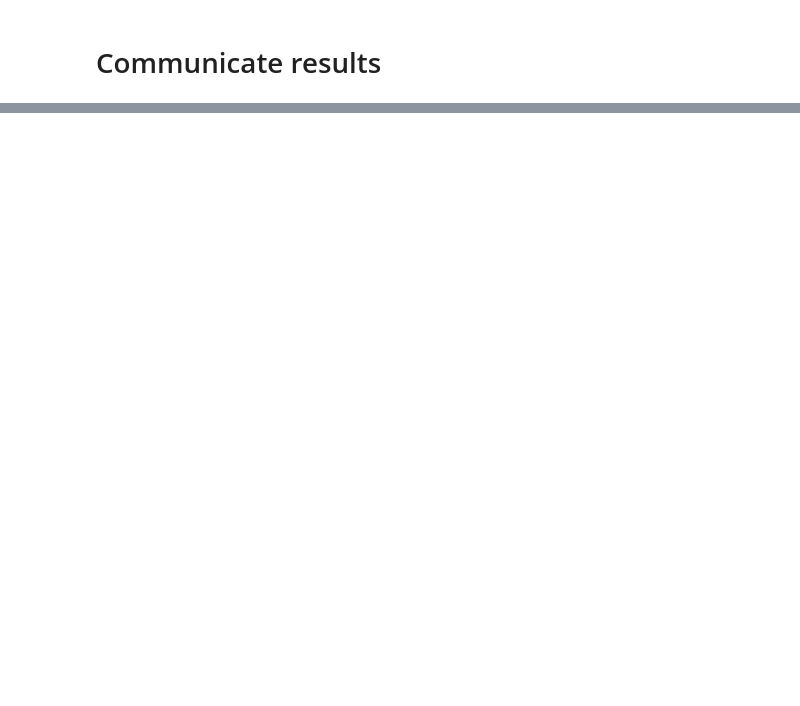
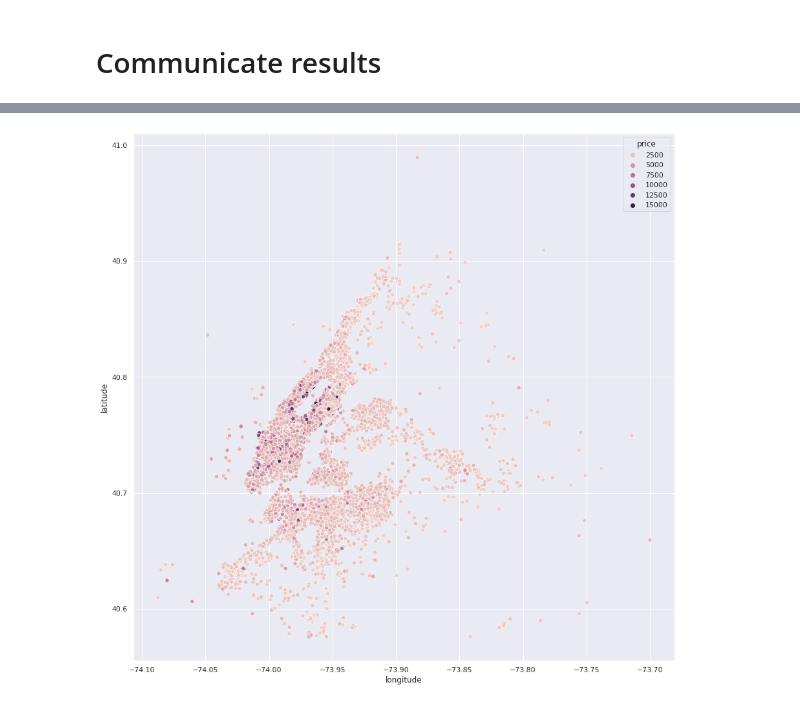
Before and after one commit to Vasanta2002/Sprint_5_linear_models, a Jupyter notebook: JDS_SHR_213_guided_project_notes.ipynb, the cells around one changed output, grey strips where cells are left out. Saved outputs shown, nothing was run; the diff lists cells and outputs as text; code cells hidden in the pictures; blank space fills up the shorter version.

```diff
--- a/JDS_SHR_213_guided_project_notes.ipynb
+++ b/JDS_SHR_213_guided_project_notes.ipynb
@@ -225,4 +256,6 @@ plt.title('Coefficients for Ridge Regression');
 # %%
-# import seaborn as sns
-# sns.set(rc={'figure.figsize':(15,15)})
-# sns.scatterplot('longitude', 'latitude', hue='price', data=df);
+import seaborn as sns
+sns.set(rc={'figure.figsize':(15,15)})
+sns.scatterplot('longitude', 'latitude', hue='price', data=df);
+# %% [output]
+[figure, added]
```
Also changed, not shown: parts of 8 cells of this notebook.
